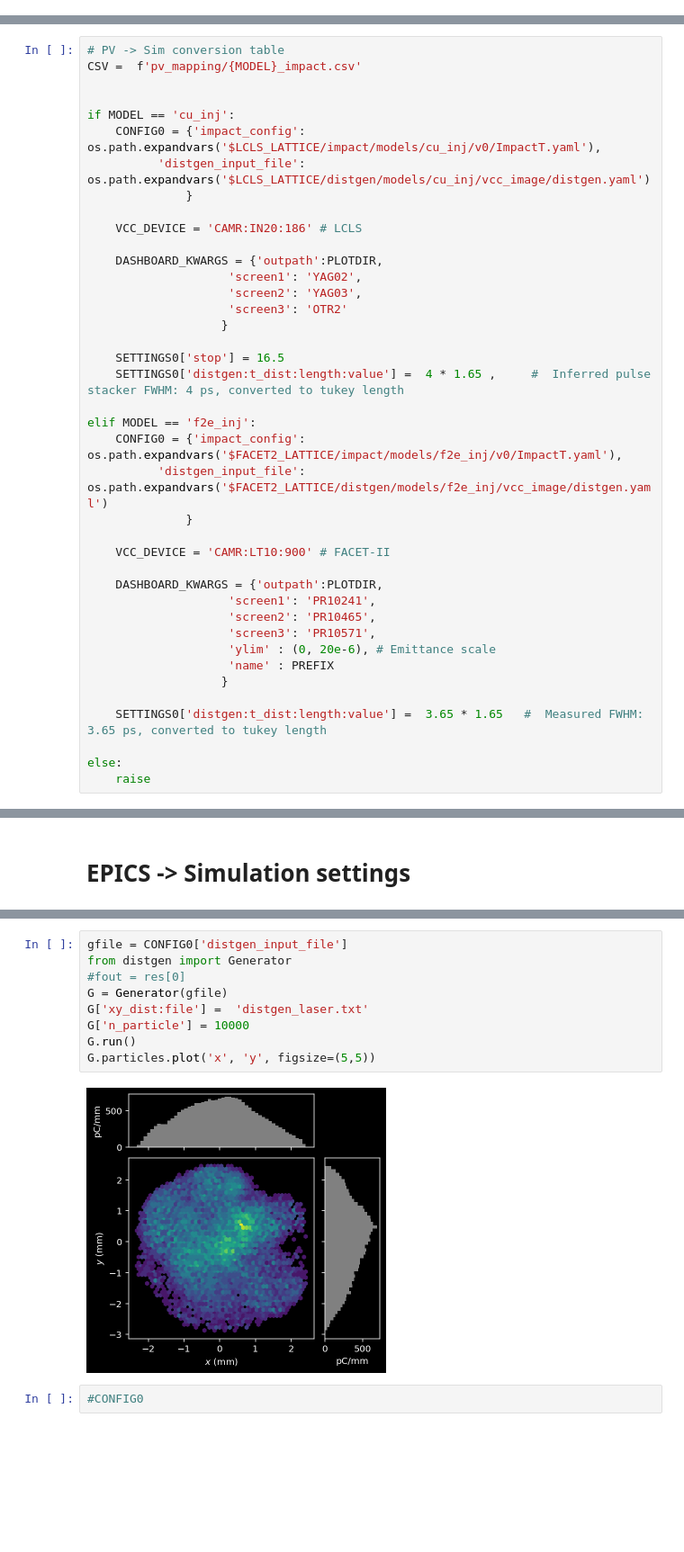
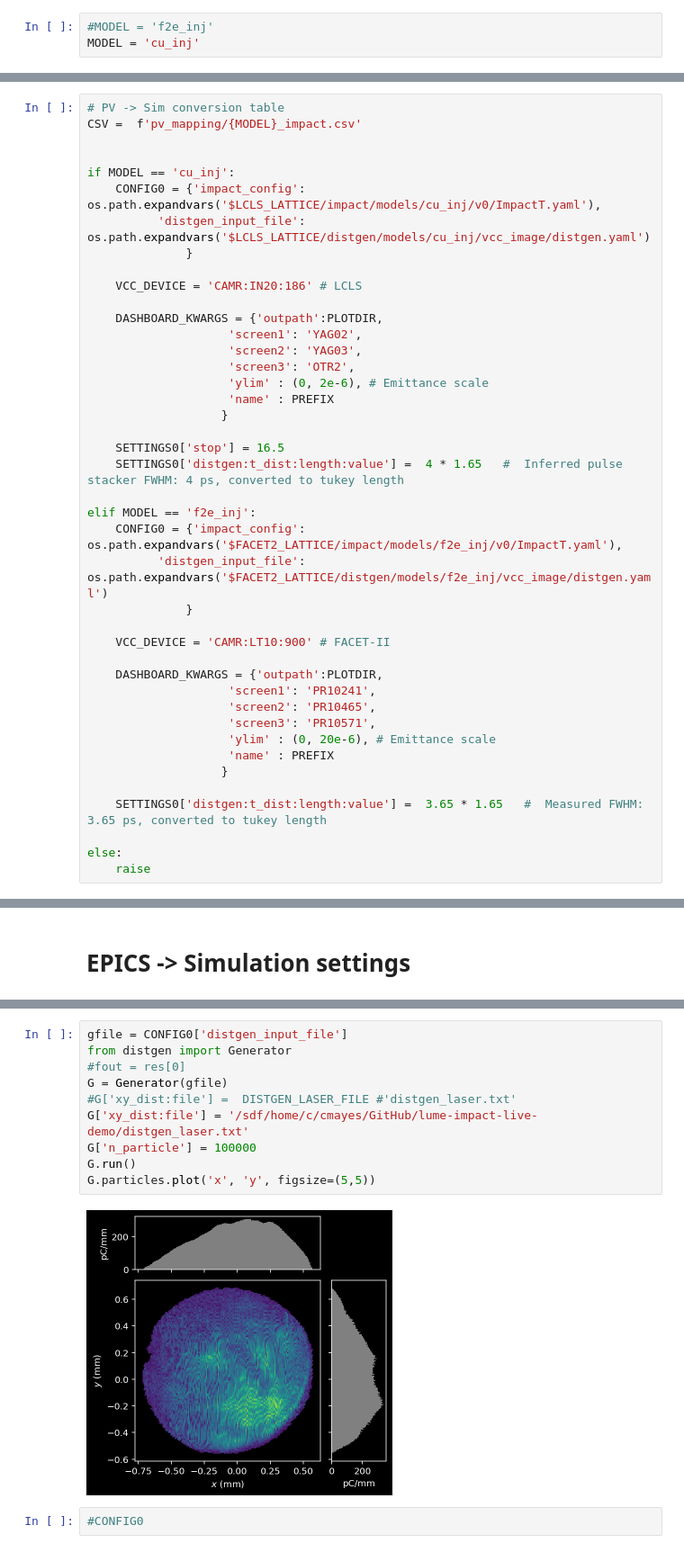
Before and after one commit to ChristopherMayes/lume-impact-live-demo, a Jupyter notebook: lume-impact-live-demo.ipynb, the cells around one changed output, grey strips where cells are left out. Shown at 90% size. Drawn from its saved outputs; the diff is of its cells as text; blank space fills up the shorter version.

```diff
--- a/lume-impact-live-demo.ipynb
+++ b/lume-impact-live-demo.ipynb
@@ -46,3 +43,6 @@ MODEL = 'f2e_inj'
+# %%
+#MODEL = 'f2e_inj'
+MODEL = 'cu_inj'
 # %%
 PREFIX = f'lume-impact-live-demo-{MODEL}'
 # %%
@@ -138,11 +138,13 @@ if MODEL == 'cu_inj':
     DASHBOARD_KWARGS = {'outpath':PLOTDIR,
                     'screen1': 'YAG02',
                     'screen2': 'YAG03',
-                    'screen3': 'OTR2'
+                    'screen3': 'OTR2',
+                    'ylim' : (0, 2e-6), # Emittance scale
+                    'name' : PREFIX
                    }
 
     SETTINGS0['stop'] = 16.5
-    SETTINGS0['distgen:t_dist:length:value'] =  4 * 1.65 ,     #  Inferred pulse stacker FWHM: 4 ps, converted to tukey length
+    SETTINGS0['distgen:t_dist:length:value'] =  4 * 1.65   #  Inferred pulse stacker FWHM: 4 ps, converted to tukey length
 
 elif MODEL == 'f2e_inj':
     CONFIG0 = {'impact_config': os.path.expandvars('$FACET2_LATTICE/impact/models/f2e_inj/v0/ImpactT.yaml'),
@@ -323,14 +348,15 @@ EPICS shapshot written: /sdf/home/c/cmayes/GitHub/lume-impact-live-demo/f2e_inj-
 # %%
 gfile = CONFIG0['distgen_input_file']
 from distgen import Generator
 #fout = res[0]
 G = Generator(gfile)
-G['xy_dist:file'] =  'distgen_laser.txt'
-G['n_particle'] = 10000
+#G['xy_dist:file'] =  DISTGEN_LASER_FILE #'distgen_laser.txt'
+G['xy_dist:file'] = '/sdf/home/c/cmayes/GitHub/lume-impact-live-demo/distgen_laser.txt'
+G['n_particle'] = 100000
 G.run()
 G.particles.plot('x', 'y', figsize=(5,5))
 # %% [output]
-[figure, old version]
+[figure, new version]
 # %%
 #CONFIG0
 # %%
```
Also changed, not shown: parts of 9 cells of this notebook, 3 other files.
